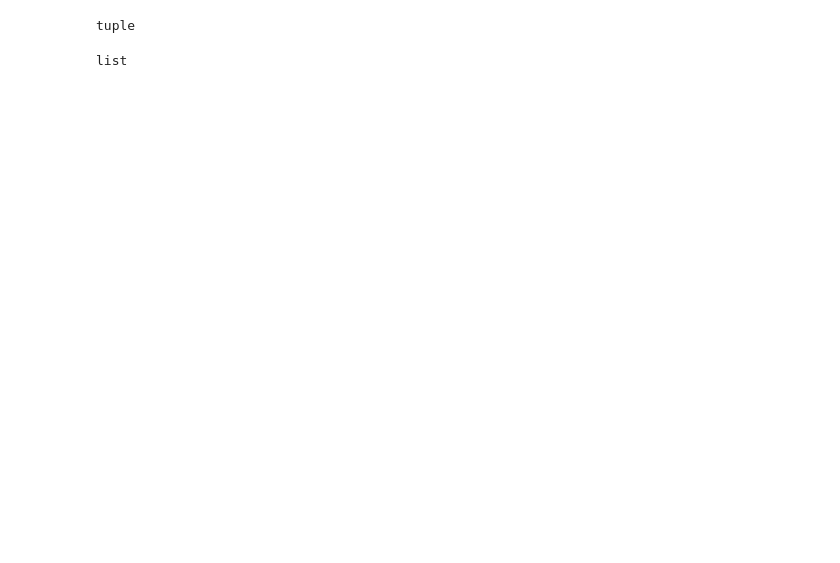
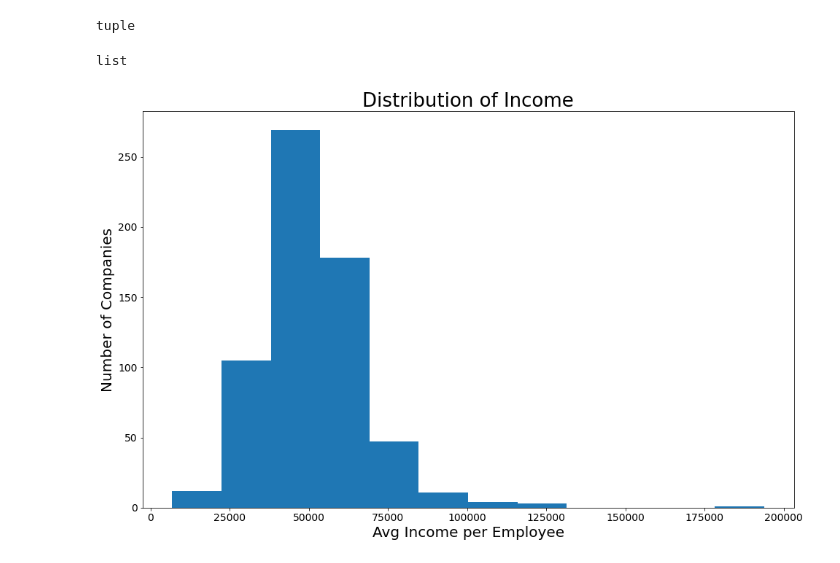
Before and after one commit to ElGarno/Streamlit_Folium, a Jupyter notebook: request_test.ipynb, the cells around one changed output. Drawn from its saved outputs; the diff is of its cells as text; code cells hidden in the pictures; blank space fills up the shorter version.

```diff
--- a/request_test.ipynb
+++ b/request_test.ipynb
@@ -297,3 +300,13 @@ tuple
 type(locations)
 # %% [output]
 list
+# %%
+import seaborn as sns
+sns.set_style()
+df_preprocessed['Jahresgehalt (AVG)'].plot.hist(bins=12, alpha=1.0, figsize=(16,10), fontsize=14)
+plt.title("Distribution of Income", size=26)
+plt.xlabel("Avg Income per Employee", size=20)
+plt.ylabel("Number of Companies", size=20)
+plt.savefig("Distribution_Income.png")
+# %% [output]
+[figure, added]
```
Also changed, not shown: parts of 4 cells of this notebook.
